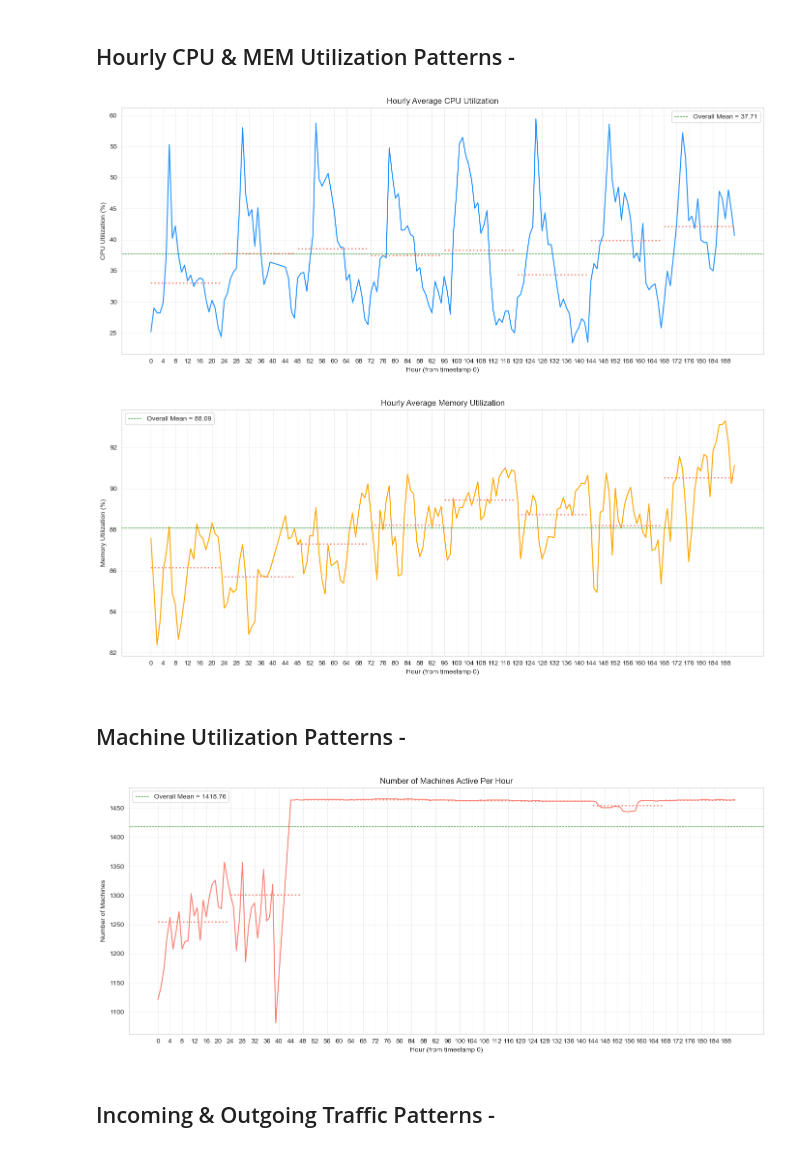
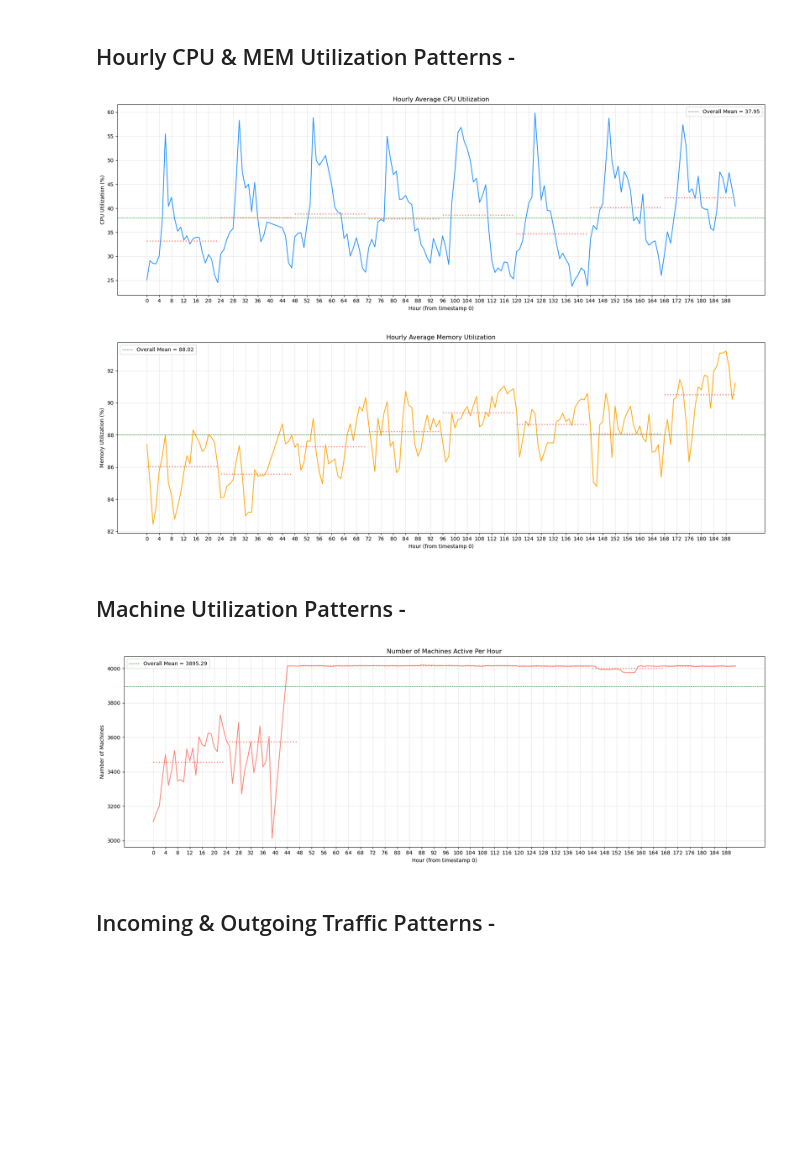
Before and after one commit to akshat-karwa/Cloud-Trace-Analysis, a Jupyter notebook: alibaba_analysis.ipynb, the cells around one changed output. Saved outputs shown, nothing was run; the diff lists cells and outputs as text; code cells hidden in the pictures; blank space fills up the shorter version.

```diff
--- a/alibaba_analysis.ipynb
+++ b/alibaba_analysis.ipynb
@@ -25,6 +23,6 @@ Large File - Reading only 10,000,000 rows for now
 # %%
-# Reading 10 Million rows
-machine_usage = pd.read_csv('data/machine_usage.csv', header=None, nrows=10000000,
+# Reading 50 Million rows
+machine_usage = pd.read_csv('data/machine_usage.csv', header=None, nrows=50000000,
                             names=['machine_id','time_stamp','cpu_util_percent',
                                    'mem_util_percent','mem_gps','mkpi','net_in',
                                    'net_out','disk_io_percent'])
@@ -54,44 +78,44 @@ machine_usage['hour'] = machine_usage['time_stamp'] // 3600
 hourly_avg = machine_usage.groupby('hour')[['cpu_util_percent', 'mem_util_percent']].mean().reset_index()
 
 def plot_with_24h_means(data, col_name, color, ylabel, title):
-    plt.figure(figsize=(14, 6))
+    plt.figure(figsize=(18, 6))
     plt.plot(data['hour'], data[col_name], color=color, linewidth=1.5)
     overall_mean = data[col_name].mean()
     plt.axhline(y=overall_mean, color='green', linestyle='--', linewidth=0.8, label=f'Overall Mean = {overall_mean:.2f}')
 
     max_hour = data['hour'].max()
     for start in range(0, max_hour + 1, 24):
         end = start + 24
         block = data[(data['hour'] >= start) & (data['hour'] < end)]
         if not block.empty:
             block_mean = block[col_name].mean()
             plt.hlines(y=block_mean, xmin=start, xmax=min(end - 1, max_hour), colors='salmon', linestyles='dotted', linewidth=2)
 
     plt.title(title)
     plt.xlabel('Hour (from timestamp 0)')
     plt.ylabel(ylabel)
     plt.xticks(ticks=np.arange(0, max_hour + 1, 4))
     plt.grid(True, alpha=0.3)
     plt.legend()
     plt.tight_layout()
     plt.savefig(f'alibaba_plots/Alibaba_{col_name}_plot')
     plt.show()
 
 # Plotting CPU Utilization
 plot_with_24h_means(data=hourly_avg, col_name='cpu_util_percent', color='dodgerblue', ylabel='CPU Utilization (%)', title='Hourly Average CPU Utilization')
 
 # Plotting Memory Utilization
 plot_with_24h_means(data=hourly_avg, col_name='mem_util_percent', color='orange', ylabel='Memory Utilization (%)', title='Hourly Average Memory Utilization')
 # %% [output]
-[figure, old version]
+[figure, new version]
-[figure, old version]
+[figure, new version]
 # %% [markdown]
 ## Machine Utilization Patterns -
 # %%
 machines_per_hour = (machine_usage.groupby('hour')['machine_id'].nunique().reset_index(name='num_unique_machines'))
 plot_with_24h_means(data=machines_per_hour, col_name='num_unique_machines', color='salmon', ylabel='Number of Machines', title='Number of Machines Active Per Hour')
 # %% [output]
-[figure, old version]
+[figure, new version]
 # %% [markdown]
 ## Incoming & Outgoing Traffic Patterns -
 # %%
```
Also changed, not shown: parts of 26 cells of this notebook, 5 other files.
